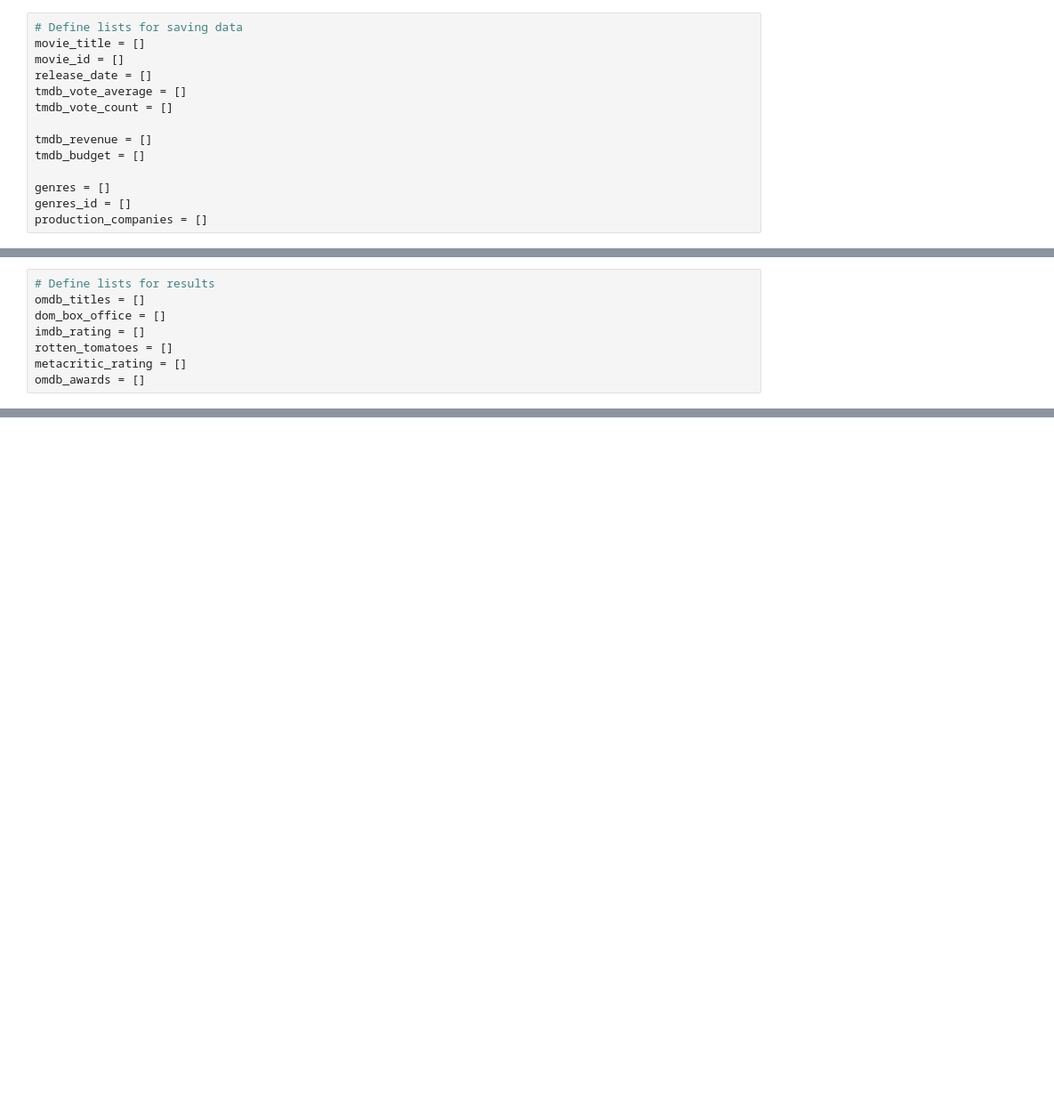
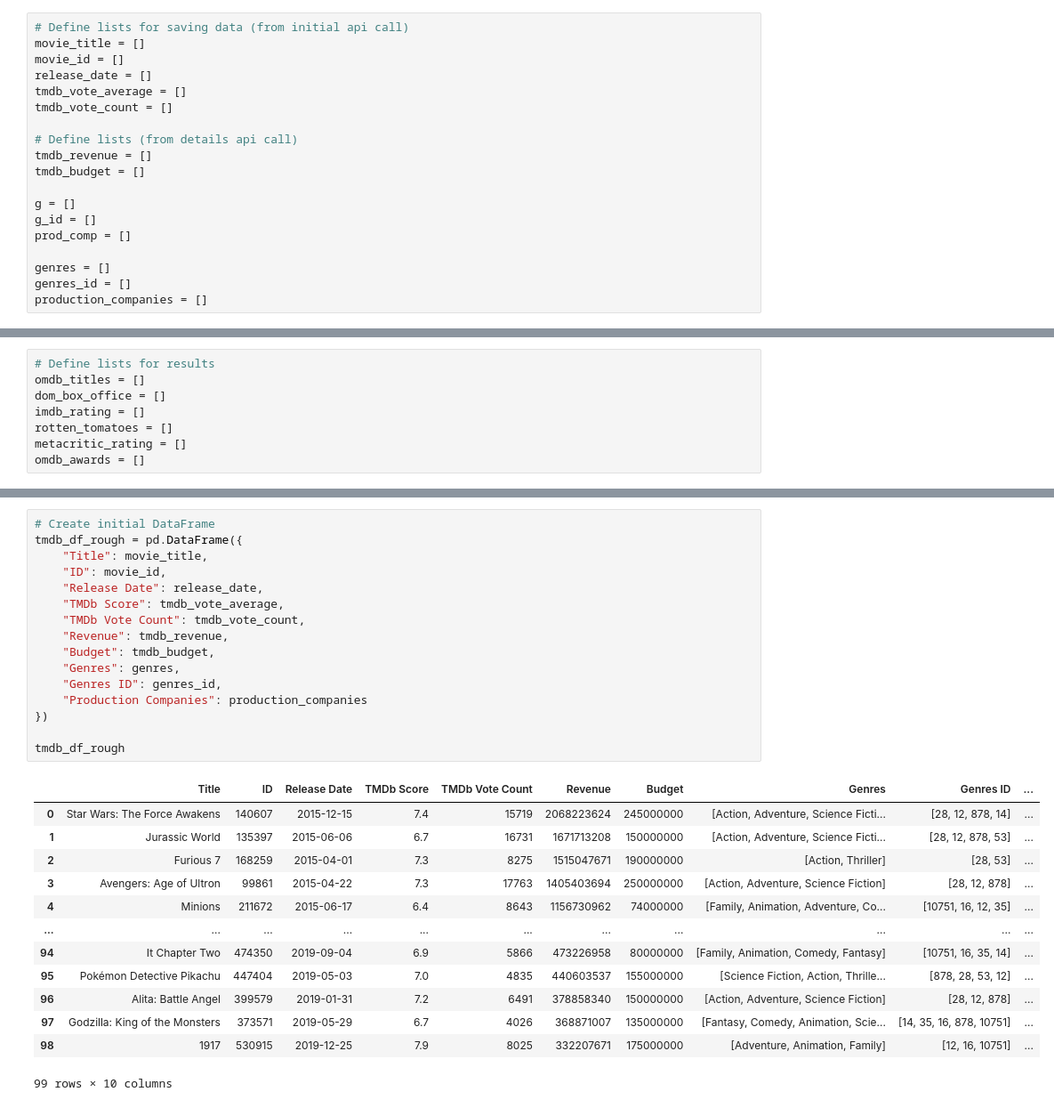
Before and after one commit to juliabrunett/project1, a Jupyter notebook: Data_Exploration_API.ipynb, the cells around one changed output, grey strips where cells are left out. Shown at 89% size. Saved outputs shown, nothing was run; the diff lists cells and outputs as text; blank space fills up the shorter version.

Commit message:
Completed API calls and created output files for cleaning and merging

```diff
--- a/Data_Exploration_API.ipynb
+++ b/Data_Exploration_API.ipynb
@@ -14,15 +14,20 @@ from pprint import pprint
 # Define release years to be found
 release_year = ["2015", "2016", "2017", "2018", "2019"]
 # %%
-# Define lists for saving data
+# Define lists for saving data (from initial api call)
 movie_title = []
 movie_id = []
 release_date = []
 tmdb_vote_average = []
 tmdb_vote_count = []
 
+# Define lists (from details api call)
 tmdb_revenue = []
 tmdb_budget = []
+
+g = []
+g_id = []
+prod_comp = []
 
 genres = []
 genres_id = []
@@ -121,0 +190,30 @@ for movie in movie_title:
+# %%
+# Create initial DataFrame
+tmdb_df_rough = pd.DataFrame({
+    "Title": movie_title,
+    "ID": movie_id,
+    "Release Date": release_date,
+    "TMDb Score": tmdb_vote_average,
+    "TMDb Vote Count": tmdb_vote_count,
+    "Revenue": tmdb_revenue,
+    "Budget": tmdb_budget,
+    "Genres": genres,
+    "Genres ID": genres_id,
+    "Production Companies": production_companies
+})
+
+tmdb_df_rough
+# %% [output]
+|  | Title | ID | Release Date | TMDb Score | TMDb Vote Count | Revenue | Budget | Genres | Genres ID | ... |
+| 0 | Star Wars: The Force Awakens | 140607 | 2015-12-15 | 7.4 | 15719 | 2068223624 | 245000000 | [Action, Adventure, Science Ficti... | [28, 12, 878, 14] | ... |
+| 1 | Jurassic World | 135397 | 2015-06-06 | 6.7 | 16731 | 1671713208 | 150000000 | [Action, Adventure, Science Ficti... | [28, 12, 878, 53] | ... |
+| 2 | Furious 7 | 168259 | 2015-04-01 | 7.3 | 8275 | 1515047671 | 190000000 | [Action, Thriller] | [28, 53] | ... |
+| 3 | Avengers: Age of Ultron | 99861 | 2015-04-22 | 7.3 | 17763 | 1405403694 | 250000000 | [Action, Adventure, Science Fiction] | [28, 12, 878] | ... |
+| 4 | Minions | 211672 | 2015-06-17 | 6.4 | 8643 | 1156730962 | 74000000 | [Family, Animation, Adventure, Co... | [10751, 16, 12, 35] | ... |
+| ... | ... | ... | ... | ... | ... | ... | ... | ... | ... | ... |
+| 94 | It Chapter Two | 474350 | 2019-09-04 | 6.9 | 5866 | 473226958 | 80000000 | [Family, Animation, Comedy, Fantasy] | [10751, 16, 35, 14] | ... |
+| 95 | Pokémon Detective Pikachu | 447404 | 2019-05-03 | 7.0 | 4835 | 440603537 | 155000000 | [Science Fiction, Action, Thrille... | [878, 28, 53, 12] | ... |
+| 96 | Alita: Battle Angel | 399579 | 2019-01-31 | 7.2 | 6491 | 378858340 | 150000000 | [Action, Adventure, Science Fiction] | [28, 12, 878] | ... |
+| 97 | Godzilla: King of the Monsters | 373571 | 2019-05-29 | 6.7 | 4026 | 368871007 | 135000000 | [Fantasy, Comedy, Animation, Scie... | [14, 35, 16, 878, 10751] | ... |
+| 98 | 1917 | 530915 | 2019-12-25 | 7.9 | 8025 | 332207671 | 175000000 | [Adventure, Animation, Family] | [12, 16, 10751] | ... |
+99 rows × 10 columns
```
Also changed, not shown: parts of 9 cells of this notebook, 3 other files.
